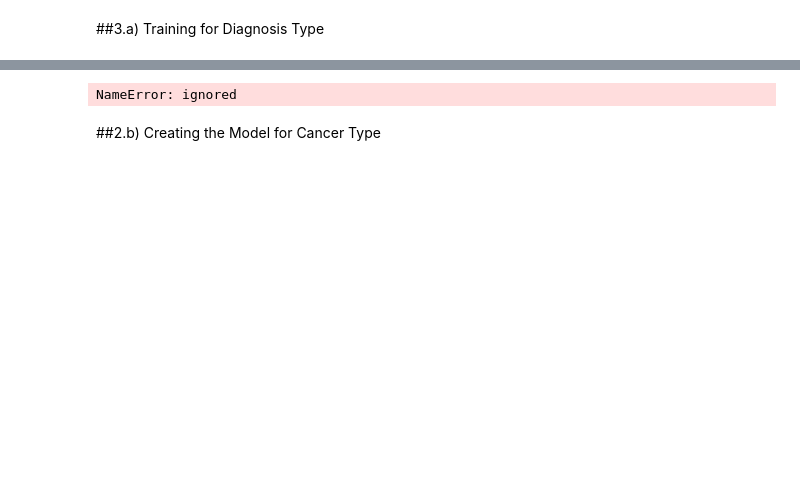
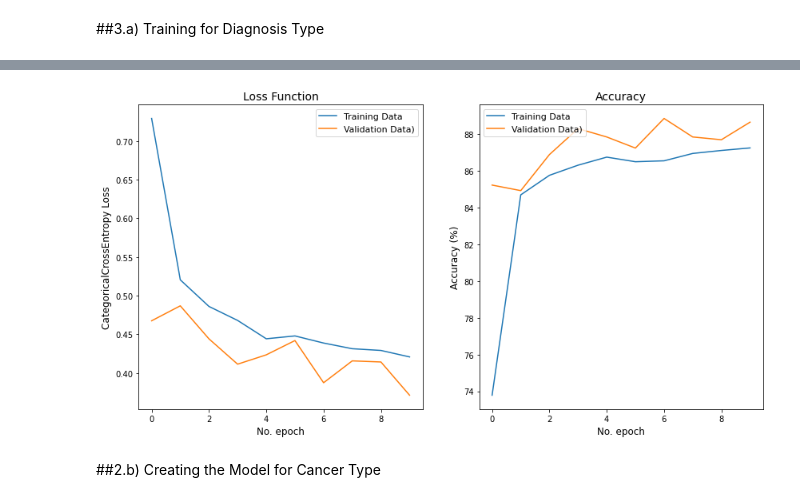
Before and after one commit to jehand/SkinLesionDetection, a Jupyter notebook: Project.ipynb, the cells around one changed output, grey strips where cells are left out. Cells and saved outputs as stored; diff of their text form; code cells hidden in the pictures; blank space fills up the shorter version.

```diff
--- a/Project.ipynb
+++ b/Project.ipynb
@@ -167,18 +148,22 @@ if pre_trained:
     model.add(BatchNormalization())
 else:
     model.add(Conv2D(32, (3, 3), activation='relu', input_shape=(IMG_SIZE, IMG_SIZE, 3)))
-    model.add(MaxPooling2D((2, 2))) #maybe try average pooling
+    model.add(MaxPooling2D((2, 2)))
+
     model.add(Conv2D(64, (3, 3), activation='relu'))
     model.add(MaxPooling2D((2, 2)))
+
     model.add(Conv2D(64, (3, 3), activation='relu'))
+    model.add(MaxPooling2D((2, 2)))
 
     model.add(Flatten())
-    model.add(Dense(64, activation='relu'))
+    model.add(Dense(64, activation='relu', kernel_regularizer=tf.keras.regularizers.l1_l2(l1=1e-5, l2=1e-4)))
+    model.add(Dropout(0.5)) #to reduce overfitting
 
 model.add(Dense(4, activation='softmax'))
 
 model.compile(optimizer=Adam(lr=1e-4),
               loss=tf.keras.losses.CategoricalCrossentropy(from_logits=True),
-              metrics=['categorical_accuracy'])
+              metrics=['accuracy'])
 model.summary()
 # %% [output]
@@ -207,19 +192,19 @@ STEP_SIZE_TRAIN=train_generator_diagnosis.n//train_generator_diagnosis.batch_siz
 STEP_SIZE_VALID=valid_generator_diagnosis.n//valid_generator_diagnosis.batch_size
 
 #Creating our checkpoints
-learn_control = ReduceLROnPlateau(monitor='val_categorical_accuracy', patience=3,
+learn_control = ReduceLROnPlateau(monitor='val_accuracy', patience=3,
                                   verbose=1, factor=0.2, min_lr=1e-7)
 
 filepath="diagnosis_model.h5"
-checkpoint_diagnosis = ModelCheckpoint(filepath, monitor='val_categorical_accuracy',
+checkpoint_diagnosis = ModelCheckpoint(filepath, monitor='val_accuracy',
                                        verbose=1, save_best_only=True, mode='max')
 
-early_stopping = EarlyStopping(monitor="val_categorical_accuracy", patience=4,
+early_stopping = EarlyStopping(monitor="val_accuracy", patience=4,
                                min_delta=0, verbose=1, mode="auto")
 
 diagnosis = model.fit_generator(generator=train_generator_diagnosis,
                                 steps_per_epoch=STEP_SIZE_TRAIN,
-                                epochs=10,
+                                epochs=20,
                                 validation_data=valid_generator_diagnosis,
                                 validation_steps=STEP_SIZE_VALID,
                                 callbacks=[learn_control, checkpoint_diagnosis, early_stopping],
@@ -230,8 +230,25 @@ KeyboardInterrupt: ignored
-# %%
-#Evaluating our model
-model.evaluate_generator(train_generator_diagnosis,verbose=1)
-# %% [output]
-NameError: ignored
+# %%
+#Creating plots
+fig, (ax1, ax2) = plt.subplots(1, 2, figsize=(14,7))
+
+ax1.plot(diagnosis.history['loss'], label='Training Data')
+ax1.plot(diagnosis.history['val_loss'], label='Validation Data)')
+ax1.set_title('Loss Function', fontsize=14)
+ax1.set_ylabel('CategoricalCrossEntropy Loss', fontsize=12)
+ax1.set_xlabel('No. epoch', fontsize=12)
+ax1.legend(loc="upper right", fontsize=11)
+
+ax2.plot([100*i for i in diagnosis.history['accuracy']], label='Training Data')
+ax2.plot([100*i for i in diagnosis.history['val_accuracy']], label='Validation Data)')
+ax2.set_title('Accuracy', fontsize=14)
+ax2.set_ylabel('Accuracy (%)', fontsize=12)
+ax2.set_xlabel('No. epoch', fontsize=12)
+ax2.legend(loc="upper left", fontsize=11)
+
+#plt.savefig("Model_plots.png", bbox_inches="tight", dpi=200)
+plt.show()
+# %% [output]
+[figure, added]
 # %% [markdown]
 ##2.b) Creating the Model for Cancer Type
 # %%
```
Also changed, not shown: parts of 5 cells of this notebook, 9 other files.
